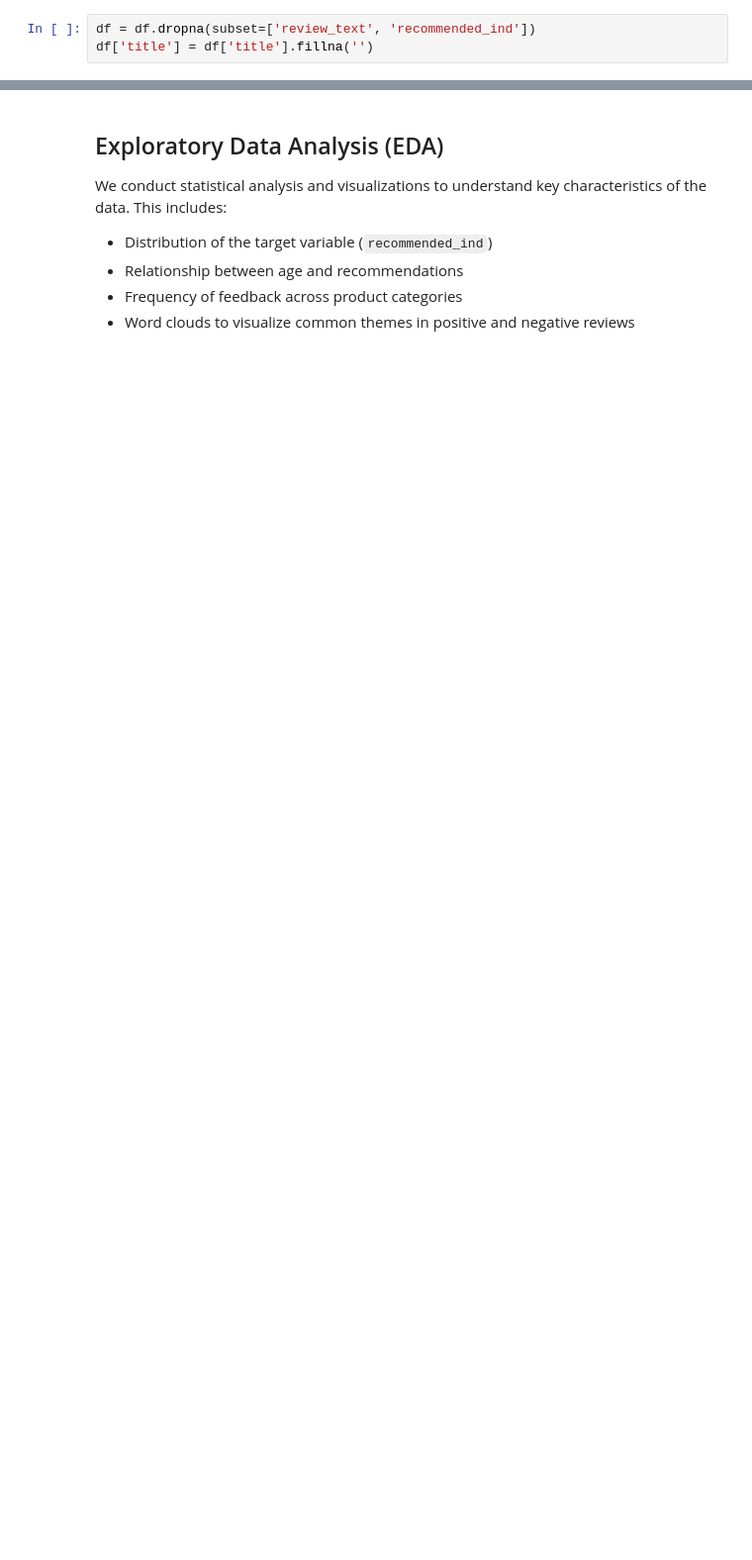
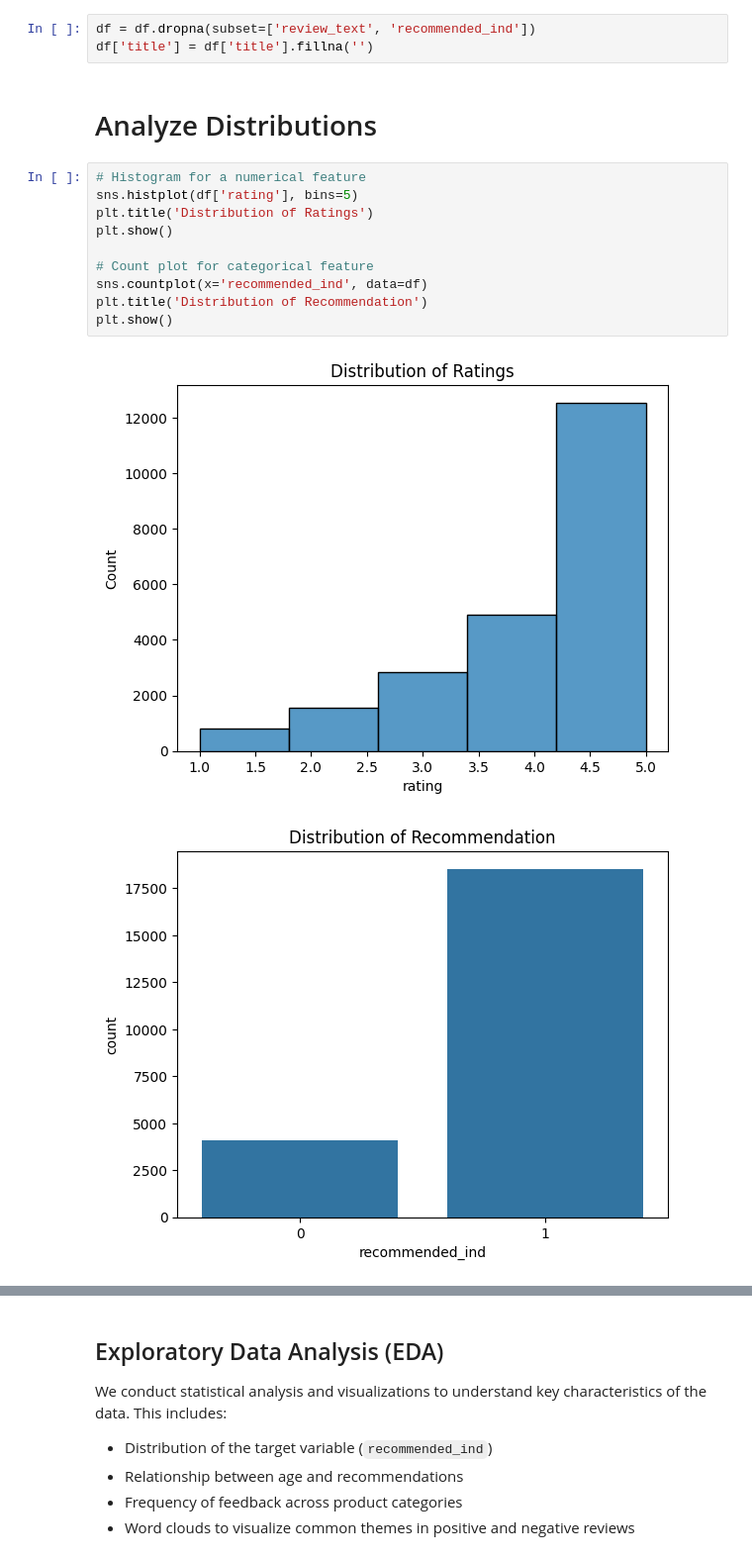
Before and after one commit to nhuhth/Predictive-Analysis-Ecommerce, a Jupyter notebook: Notebook/DP_FE.ipynb, the cells around one changed output, grey strips where cells are left out. Shown: that part at 99% size. Drawn from its saved outputs; the diff is of its cells as text; blank space fills up the shorter version.

```diff
--- a/Notebook/DP_FE.ipynb
+++ b/Notebook/DP_FE.ipynb
@@ -43,3 +41,18 @@ We drop rows with missing values in essential columns such as 'review_text' and
 # %%
 df = df.dropna(subset=['review_text', 'recommended_ind'])
 df['title'] = df['title'].fillna('')
+# %% [markdown]
+# Analyze Distributions
+# %%
+# Histogram for a numerical feature
+sns.histplot(df['rating'], bins=5)
+plt.title('Distribution of Ratings')
+plt.show()
+
+# Count plot for categorical feature
+sns.countplot(x='recommended_ind', data=df)
+plt.title('Distribution of Recommendation')
+plt.show()
+# %% [output]
+[figure, added]
+[figure, added]
```
Also changed, not shown: parts of 17 cells of this notebook, 1 other file.
